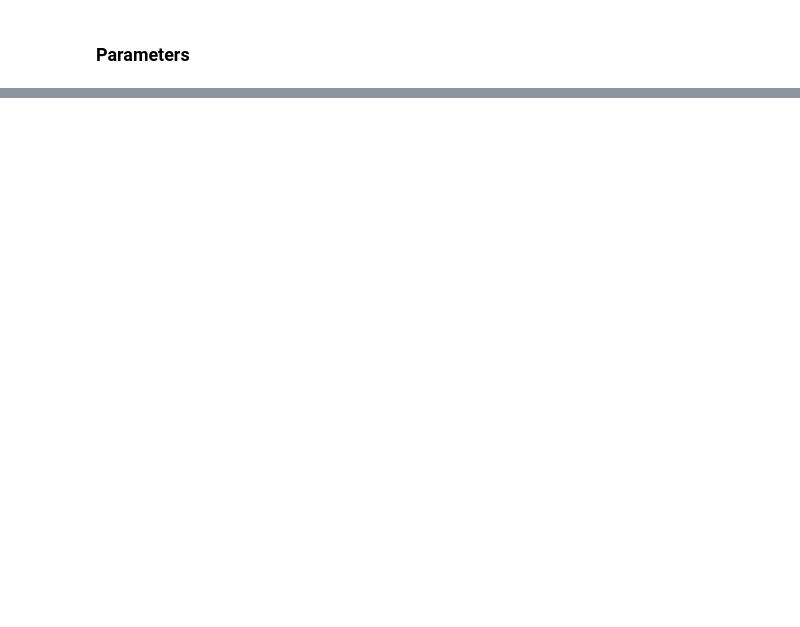
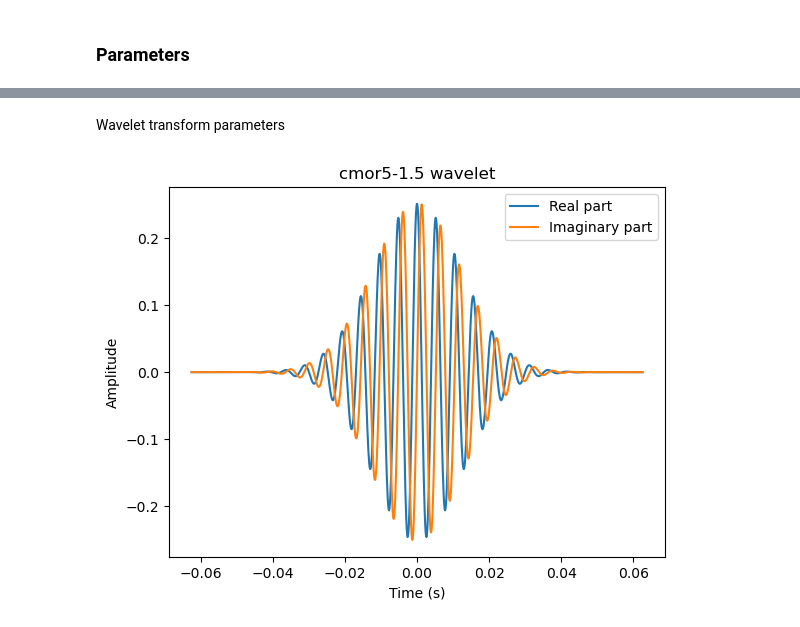
Before and after one commit to haiqin-zhang/AM-EEG, a Jupyter notebook: wavelet/wavelets_erp.ipynb, the cells around one changed output, grey strips where cells are left out. Saved outputs shown, nothing was run; the diff lists cells and outputs as text; code cells hidden in the pictures; blank space fills up the shorter version.

```diff
--- a/wavelet/wavelets_erp.ipynb
+++ b/wavelet/wavelets_erp.ipynb
@@ -256,0 +74,2 @@ plt.legend()
+# %% [markdown]
+Wavelet transform parameters
@@ -256,0 +161,28 @@ plt.legend()
+# %%
+#Visualize the wavelet with
+
+# Define parameters
+sampling_frequency = 128  # example sampling frequency in Hz
+centerfreq = 5
+bandwidth = 1.5
+level = 10
+scale_values = [6, 150, 40]
+
+# Generate wavelet
+wavelet = pywt.ContinuousWavelet(f'cmor{centerfreq}-{bandwidth}')
+psi, x = wavelet.wavefun(level=level)
+
+# Convert x to time (in seconds)
+time_per_point = 1 / sampling_frequency
+time_axis = x * time_per_point
+
+# Plot real and imaginary parts with the time axis
+plt.plot(time_axis, np.real(psi), label='Real part')
+plt.plot(time_axis, np.imag(psi), label='Imaginary part')
+plt.xlabel('Time (s)')
+plt.ylabel('Amplitude')
+plt.legend()
+plt.title(f'{wavelet.name} wavelet')
+plt.show()
+# %% [output]
+[figure, added]
```
Also changed, not shown: parts of 48 cells of this notebook, 17 other files.
